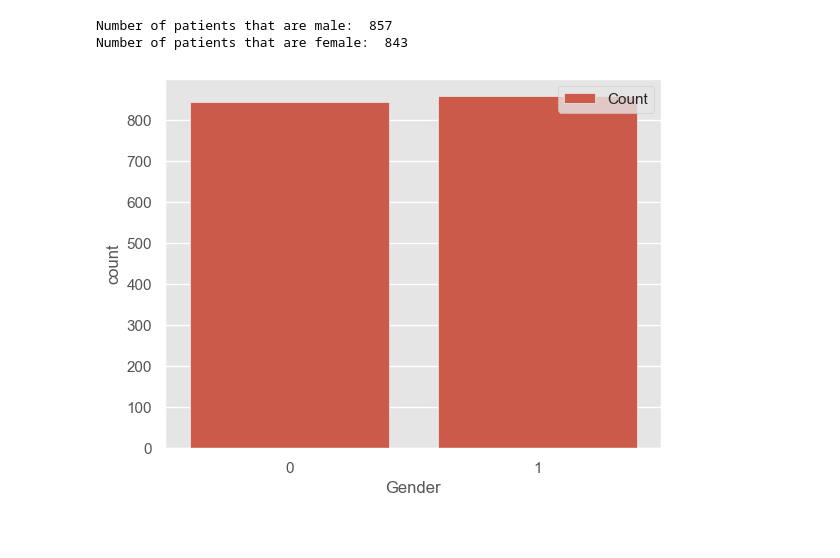
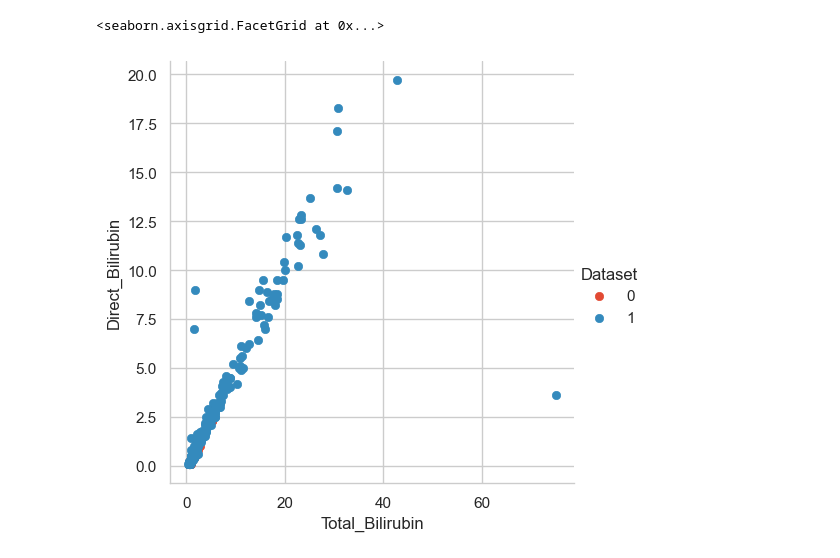
Before and after one commit to mahingaRodin/Disease-Predictor, a Jupyter notebook: modernDP/notebooks/liver.ipynb, the cells around one changed output. Saved outputs shown, nothing was run; the diff lists cells and outputs as text; code cells hidden in the pictures.

```diff
--- a/modernDP/notebooks/liver.ipynb
+++ b/modernDP/notebooks/liver.ipynb
@@ -153,9 +165,7 @@ plt.show()
 # %%
-sns.countplot(data=df, x='Gender', label='Count')
-M, F = df['Gender'].value_counts()
-print('Number of patients that are male: ',M)
-print('Number of patients that are female: ',F)
+#if score == negative, mark 0 ; else 1
+def partition(x):
+    if x == 'Male':
+        return 0
+    return 1
+df['Gender'] = df['Gender'].map(partition)
-# %% [output]
-Number of patients that are male:  857
-Number of patients that are female:  843
-[figure, removed]
@@ -170,3 +172,8 @@ df['Gender'] = df['Gender'].map(partition)
 # %%
 sns.set_style('whitegrid')
-sns.FacetGrid(df, hue='Diagnosis', size = 5 ).map(plt.scatter, 'Total')
+
+g = sns.FacetGrid(df, hue='Dataset', height=5)
+g.map(plt.scatter, 'Total_Bilirubin', 'Direct_Bilirubin').add_legend()
+# %% [output]
+<seaborn.axisgrid.FacetGrid at 0x...>
+[figure, added]
```
Also changed, not shown: parts of 13 cells of this notebook, 1 other file.
